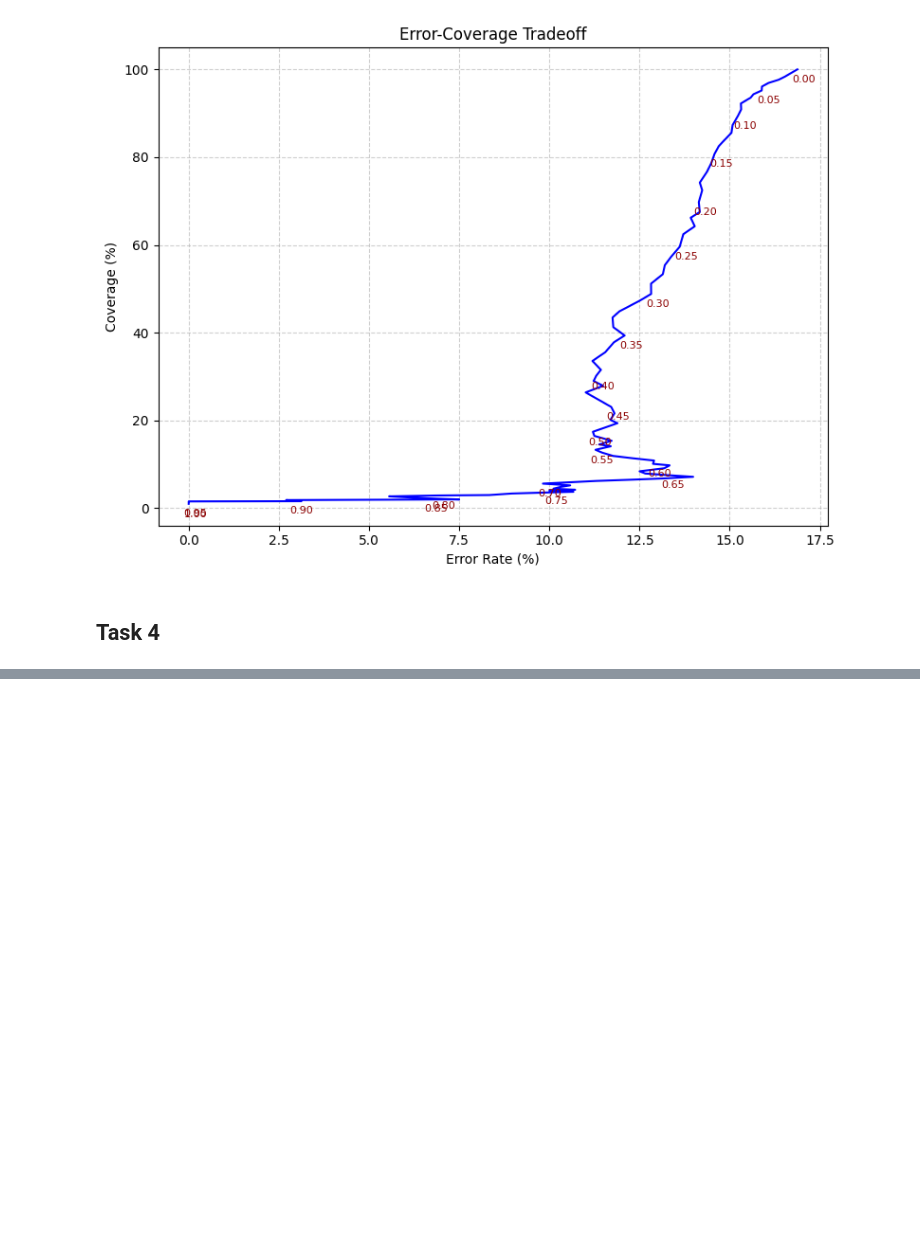
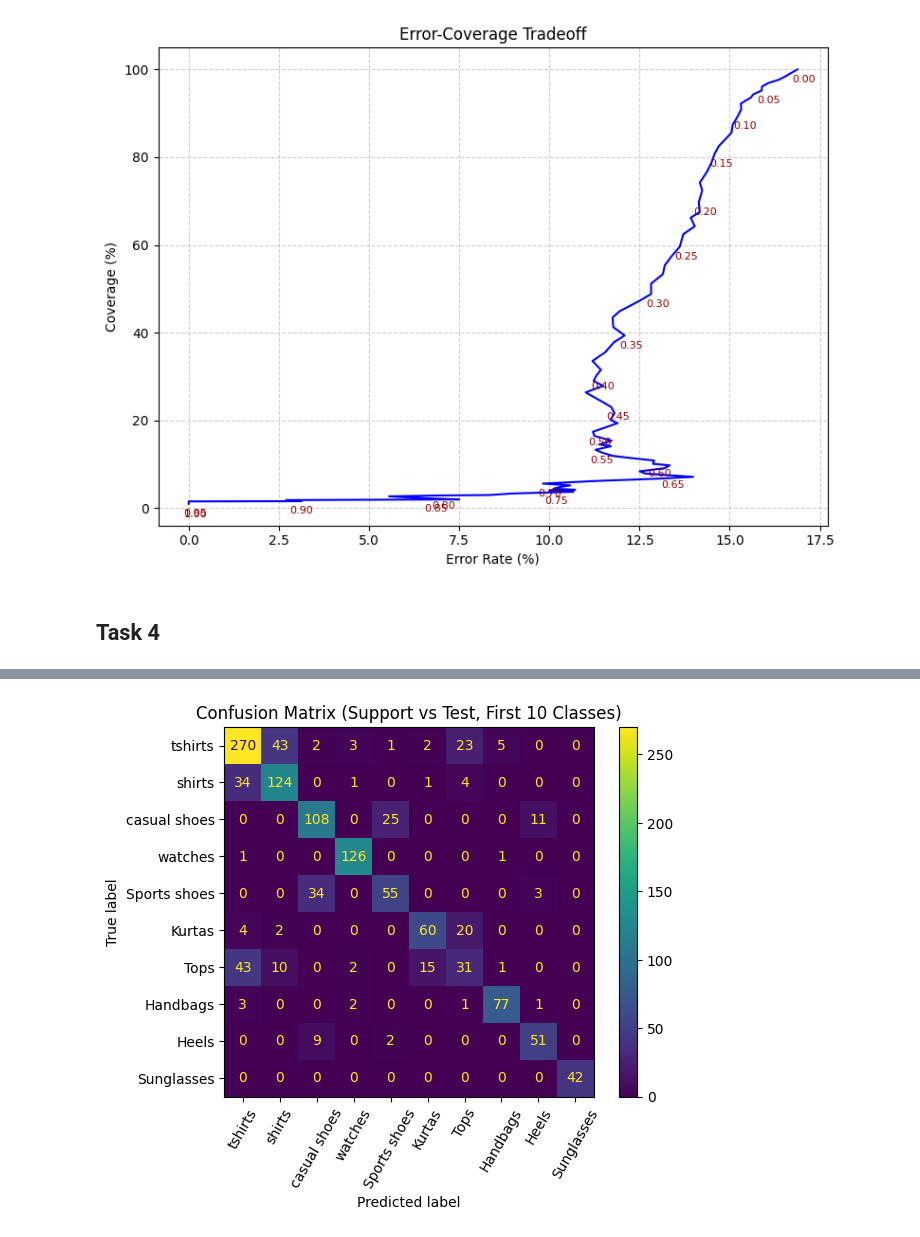
Before and after one commit to Yunus77-tue/ass1, a Jupyter notebook: ass1_cnn.ipynb, the cells around one changed output, grey strips where cells are left out. Saved outputs shown, nothing was run; the diff lists cells and outputs as text; code cells hidden in the pictures; blank space fills up the shorter version.

```diff
--- a/ass1_cnn.ipynb
+++ b/ass1_cnn.ipynb
@@ -1229,0 +1293,39 @@ plt.show()
+# %%
+#load the model of the support and test datasets
+
+support_embeddings = np.load('support_embeddings.npy')
+support_labels = np.load('support_labels.npy').ravel()
+
+test_embeddings = np.load('test_embeddings.npy')
+test_labels = np.load('test_labels.npy').ravel()
+
+# Keep only first 10 classes
+selected_classes = np.unique(support_labels)[:10]
+support_mask = np.isin(support_labels, selected_classes)
+test_mask = np.isin(test_labels, selected_classes)
+
+support_embeddings = support_embeddings[support_mask]
+support_labels = support_labels[support_mask]
+test_embeddings = test_embeddings[test_mask]
+test_labels = test_labels[test_mask]
+# %%
+#Use cosine similarity to find the nearest neighbors between the support and test embeddings
+
+
+similarity = cosine_similarity(test_embeddings, support_embeddings)
+
+#each test sample, the most similar support sample
+
+nearest_indices = np.argmax(similarity, axis=1)
+predicted_labels = support_labels[nearest_indices]
+# %%
+#Confusion Matrix
+cm = confusion_matrix(test_labels, predicted_labels, labels=selected_classes)
+
+
+disp = ConfusionMatrixDisplay(confusion_matrix=cm, display_labels=class_names.values())
+disp.plot(xticks_rotation=60,cmap='viridis')
+plt.title("Confusion Matrix (Support vs Test, First 10 Classes)")
+plt.show()
+# %% [output]
+[figure, added]
```
Also changed, not shown: parts of 7 cells of this notebook.
